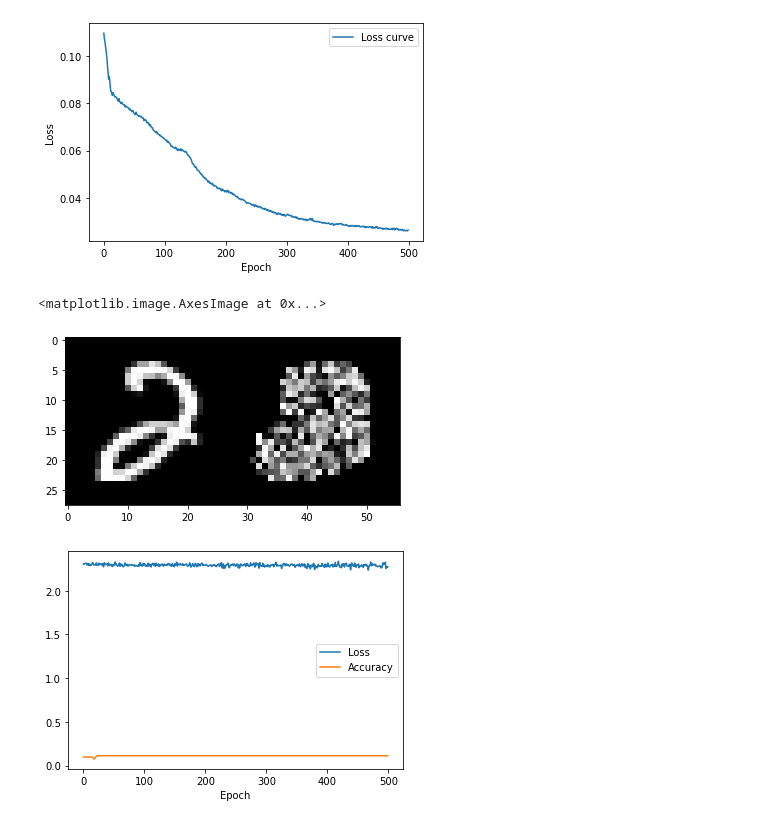
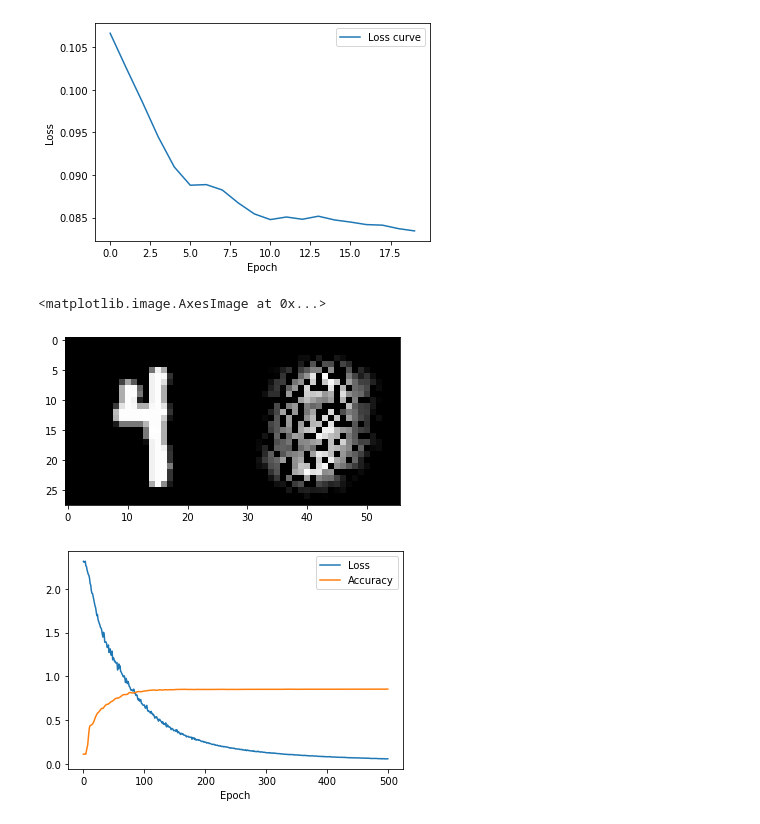
Before and after one commit to eivind-bn/tdt05-mnist, a Jupyter notebook: notebook.ipynb, the cells around one changed output. Saved outputs shown, nothing was run; the diff lists cells and outputs as text; code cells hidden in the pictures.

```diff
--- a/notebook.ipynb
+++ b/notebook.ipynb
@@ -6,8 +6,8 @@ from autoencoder import AutoEncoder
 from classifier import Classifier
 # %%
 epochs = 500
-batch_size = 0.1
-latent_size = 28
+batch_size = 0.4
+latent_size = 32
 device = "cpu"
 load_existing = False
 # %%
@@ -15,24 +15,24 @@ if load_existing:
     auto_encoder = AutoEncoder.load("model.autoencoder")
 else:
     auto_encoder = AutoEncoder(
-        train_size=0.8,
+        train_size=0.99,
         device=device,
         latent_size=latent_size,
         lr=0.001
     )
-    auto_encoder.train(epochs=epochs, batch=batch_size, plot_stats=True)
+    auto_encoder.train(20, batch=batch_size, plot_stats=True)
     auto_encoder.save("model")
 # %% [output]
-[figure, old version]
+[figure, new version]
 # %%
-I = 474
+I = 1
 sample = auto_encoder.get_image(I)
 prediction = auto_encoder.predict(sample)
 
 plt.imshow(np.hstack([sample,prediction]), cmap="gray")
 # %% [output]
 <matplotlib.image.AxesImage at 0x...>
-[figure, old version]
+[figure, new version]
 # %%
 if load_existing:
     classifier = Classifier.load("model.classifier")
@@ -43,10 +43,15 @@ else:
         latent_size=latent_size,
         lr=0.001
     )
-    classifier.train(epochs=epochs, batch=batch_size, plot_stats=True)
+    classifier.train(
+        epochs=epochs,
+        batch=batch_size,
+        plot_stats=True,
+        optimize_encoder=True
+        )
     classifier.save("model")
 # %% [output]
-[figure, old version]
+[figure, new version]
 # %%
 I = 477
 sample = classifier.get_image(I)
```
Also changed, not shown: parts of 3 cells of this notebook, 2 other files.
